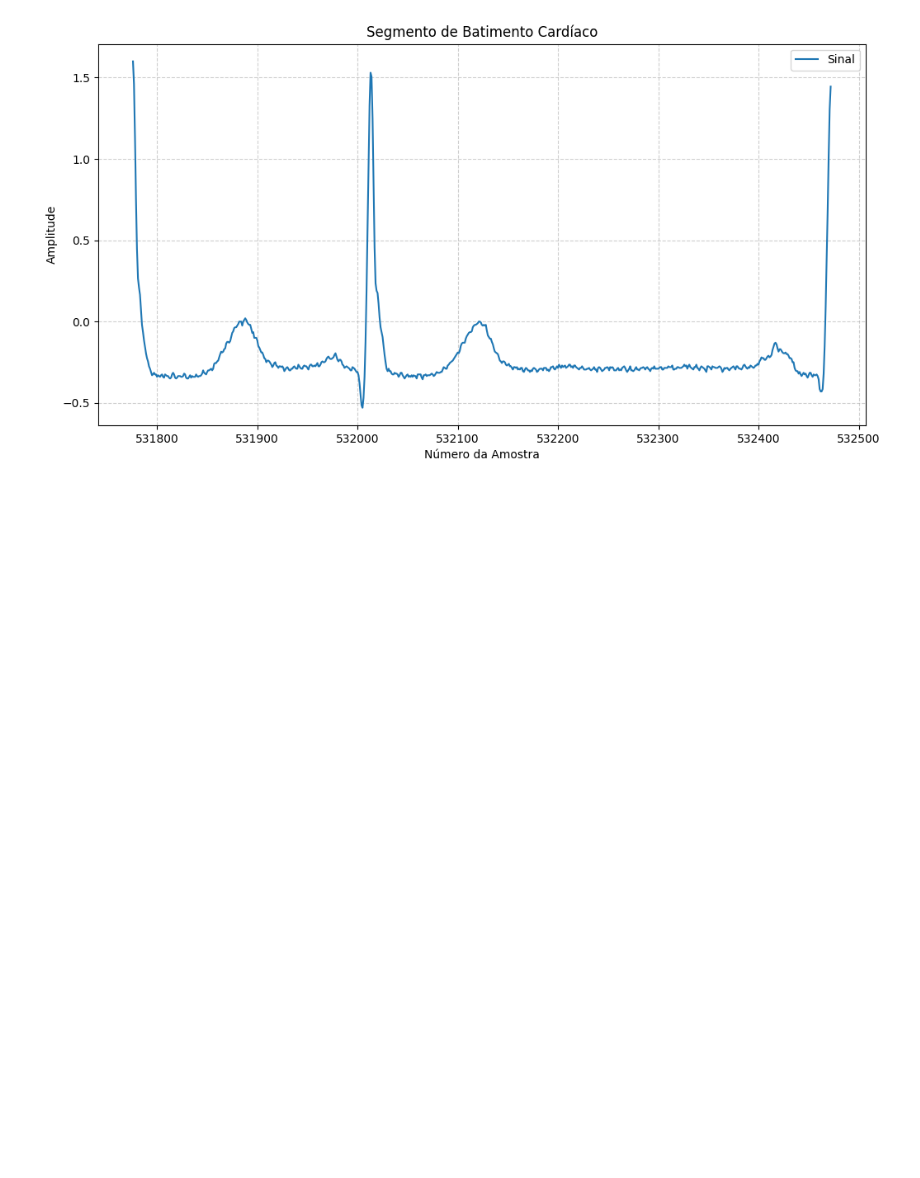
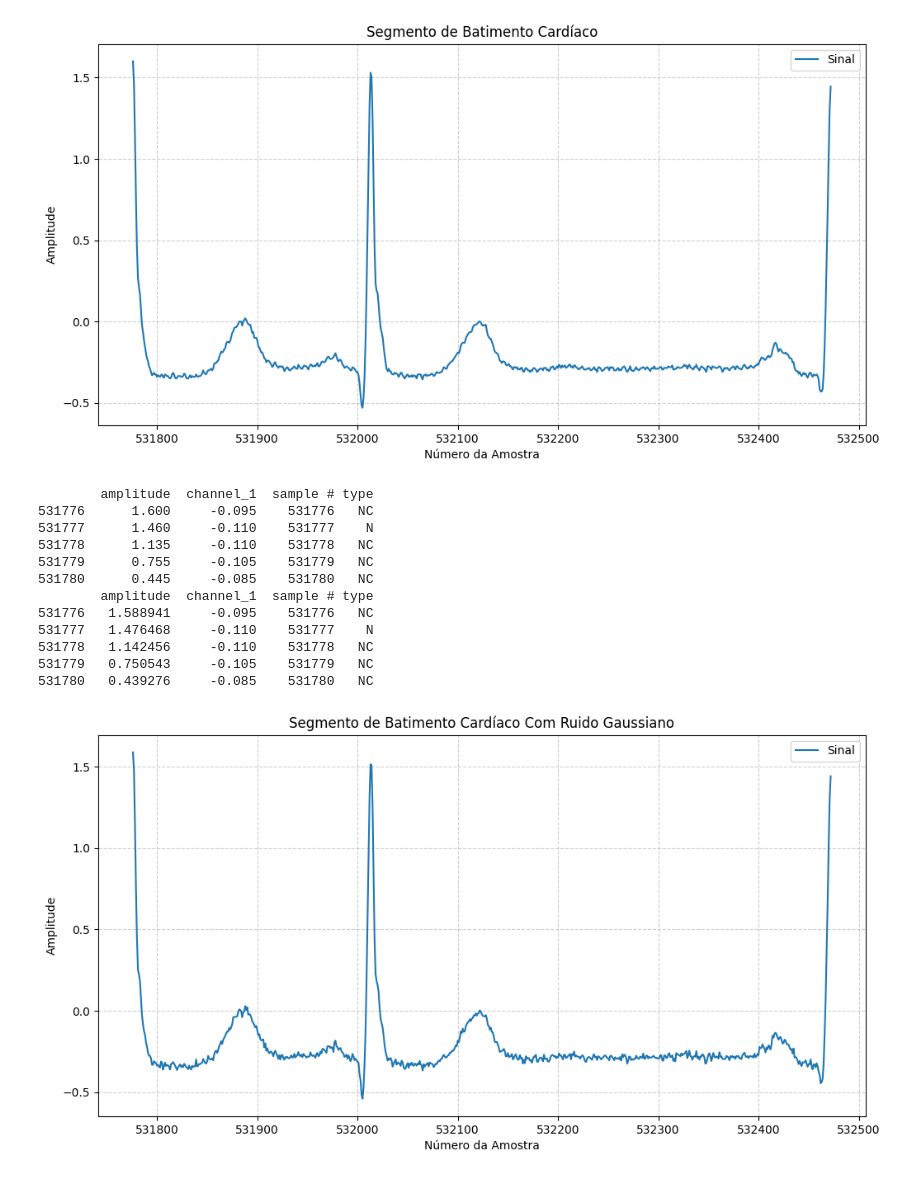
Before and after one commit to yurildss/tcc, a Jupyter notebook: Data_augmentation.ipynb, the cells around one changed output. Cells and saved outputs as stored; diff of their text form; code cells hidden in the pictures; blank space fills up the shorter version.

```diff
--- a/Data_augmentation.ipynb
+++ b/Data_augmentation.ipynb
@@ -394,7 +466,7 @@ def save_augmented(segment_df, save_path, aug_name):
     """Salva segmento em CSV no formato padrão."""
     augmented_df = segment_df.copy()
     augmented_df["channel_0"] = augmented_df["amplitude"]
-    augmented_df = augmented_df[["sample #", "channel_0"]]
+    augmented_df = augmented_df[["channel_0", "sample #", "type"]]
     # adiciona coluna type como "AUG"
-    augmented_df["type"] = aug_name
+    #augmented_df["type"] = aug_name
     augmented_df.to_csv(save_path, index=False)
@@ -400,0 +475,25 @@ def save_augmented(segment_df, save_path, aug_name):
+# %%
+# 1. Jitter (ruído gaussiano)
+def augment_jitter(segment_df, sigma=0.01, save_path="aug_jitter.csv"):
+    augmented_df = segment_df.copy()
+    noise = np.random.normal(0, sigma, size=len(segment_df))
+    augmented_df["amplitude"] += noise
+    save_augmented(augmented_df, save_path, "jitter")
+    print(augmented_df.head())
+    return augmented_df
+# %%
+plot_beat_segment(augment_jitter(get_beat_segment_by_similar_amplitude_2(csv_file, desired_type="A", nth=2, channel="channel_0")), title="Segmento de Batimento Cardíaco Com Ruido Gaussiano")
+# %% [output]
+        amplitude  channel_1  sample # type
+531776      1.600     -0.095    531776   NC
+531777      1.460     -0.110    531777    N
+531778      1.135     -0.110    531778   NC
+531779      0.755     -0.105    531779   NC
+531780      0.445     -0.085    531780   NC
+        amplitude  channel_1  sample # type
+531776   1.588941     -0.095    531776   NC
+531777   1.476468     -0.110    531777    N
+531778   1.142456     -0.110    531778   NC
+531779   0.750543     -0.105    531779   NC
+531780   0.439276     -0.085    531780   NC
+[figure, added]
```
Also changed, not shown: parts of 18 cells of this notebook, 1 other file.
